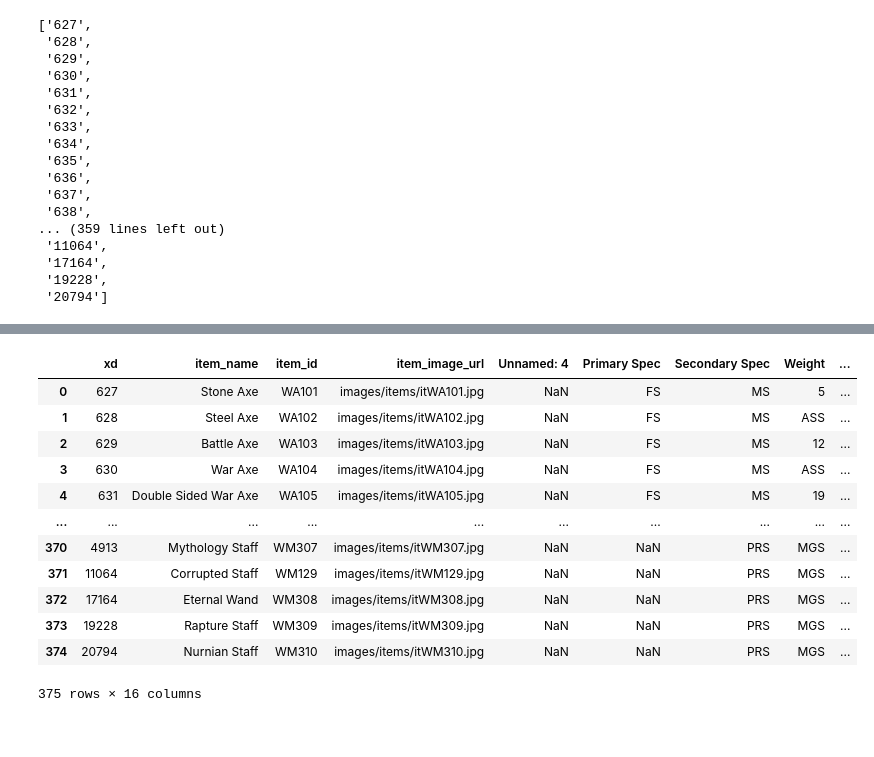
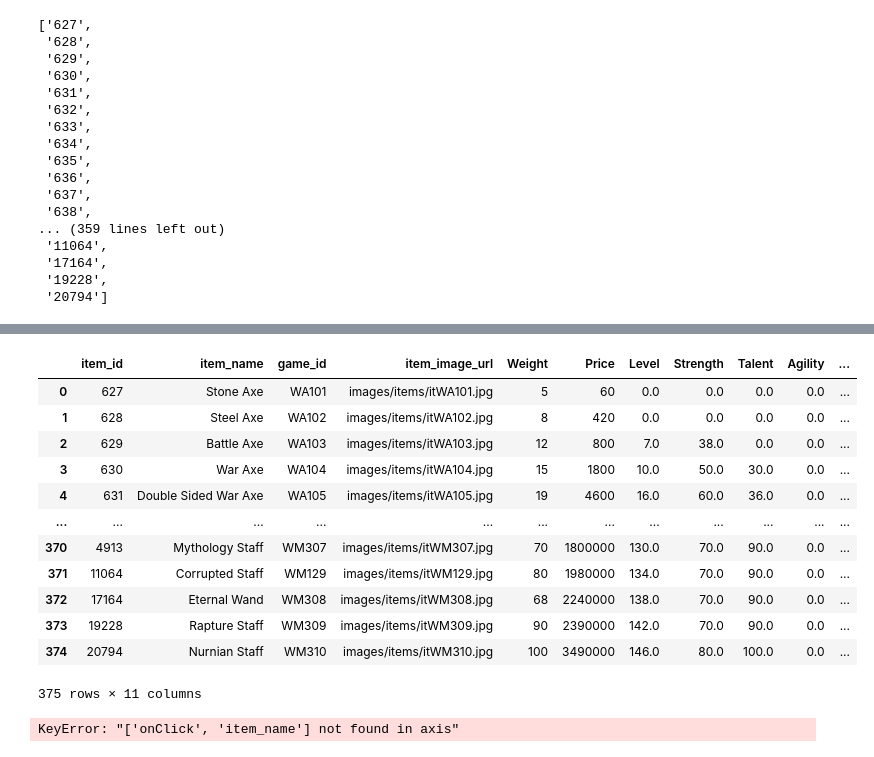
Before and after one commit to Arancium98/Items, a Jupyter notebook: Scrapper.ipynb, the cells around one changed output, grey strips where cells are left out. Cells and saved outputs as stored; diff of their text form; code cells hidden in the pictures.

```diff
--- a/Scrapper.ipynb
+++ b/Scrapper.ipynb
@@ -445,19 +239,33 @@ xd1
 # %%
 xd1.to_csv('xd1.csv', index=False)
-# %%
-df_aux = pd.read_csv('xd1.csv')
-df_aux
-# %% [output]
-|  | xd | item_name | item_id | item_image_url | Unnamed: 4 | Primary Spec | Secondary Spec | Weight | ... |
-| 0 | 627 | Stone Axe | WA101 | images/items/itWA101.jpg | NaN | FS | MS | 5 | ... |
-| 1 | 628 | Steel Axe | WA102 | images/items/itWA102.jpg | NaN | FS | MS | ASS | ... |
-| 2 | 629 | Battle Axe | WA103 | images/items/itWA103.jpg | NaN | FS | MS | 12 | ... |
-| 3 | 630 | War Axe | WA104 | images/items/itWA104.jpg | NaN | FS | MS | ASS | ... |
-| 4 | 631 | Double Sided War Axe | WA105 | images/items/itWA105.jpg | NaN | FS | MS | 19 | ... |
-| ... | ... | ... | ... | ... | ... | ... | ... | ... | ... |
-| 370 | 4913 | Mythology Staff | WM307 | images/items/itWM307.jpg | NaN | NaN | PRS | MGS | ... |
-| 371 | 11064 | Corrupted Staff | WM129 | images/items/itWM129.jpg | NaN | NaN | PRS | MGS | ... |
-| 372 | 17164 | Eternal Wand | WM308 | images/items/itWM308.jpg | NaN | NaN | PRS | MGS | ... |
-| 373 | 19228 | Rapture Staff | WM309 | images/items/itWM309.jpg | NaN | NaN | PRS | MGS | ... |
-| 374 | 20794 | Nurnian Staff | WM310 | images/items/itWM310.jpg | NaN | NaN | PRS | MGS | ... |
-375 rows × 16 columns
+# %%
+
+
+df_aux = pd.read_csv('xd1.csv')
+df_aux.drop(['Unnamed: 4', 'Primary Spec', 'Secondary Spec', 'Weight', 'Price'], axis=1, inplace=True)
+df_aux.rename(columns={'item_id': 'game_id',
+                        'xd': 'item_id',
+                        'weightxd': 'Weight',
+                        'pricexd': 'Price'}, inplace=True)
+
+df_aux.fillna(0, inplace=True)
+df_aux
+# %% [output]
+|  | item_id | item_name | game_id | item_image_url | Weight | Price | Level | Strength | Talent | Agility | ... |
+| 0 | 627 | Stone Axe | WA101 | images/items/itWA101.jpg | 5 | 60 | 0.0 | 0.0 | 0.0 | 0.0 | ... |
+| 1 | 628 | Steel Axe | WA102 | images/items/itWA102.jpg | 8 | 420 | 0.0 | 0.0 | 0.0 | 0.0 | ... |
+| 2 | 629 | Battle Axe | WA103 | images/items/itWA103.jpg | 12 | 800 | 7.0 | 38.0 | 0.0 | 0.0 | ... |
+| 3 | 630 | War Axe | WA104 | images/items/itWA104.jpg | 15 | 1800 | 10.0 | 50.0 | 30.0 | 0.0 | ... |
+| 4 | 631 | Double Sided War Axe | WA105 | images/items/itWA105.jpg | 19 | 4600 | 16.0 | 60.0 | 36.0 | 0.0 | ... |
+| ... | ... | ... | ... | ... | ... | ... | ... | ... | ... | ... | ... |
+| 370 | 4913 | Mythology Staff | WM307 | images/items/itWM307.jpg | 70 | 1800000 | 130.0 | 70.0 | 90.0 | 0.0 | ... |
+| 371 | 11064 | Corrupted Staff | WM129 | images/items/itWM129.jpg | 80 | 1980000 | 134.0 | 70.0 | 90.0 | 0.0 | ... |
+| 372 | 17164 | Eternal Wand | WM308 | images/items/itWM308.jpg | 68 | 2240000 | 138.0 | 70.0 | 90.0 | 0.0 | ... |
+| 373 | 19228 | Rapture Staff | WM309 | images/items/itWM309.jpg | 90 | 2390000 | 142.0 | 70.0 | 90.0 | 0.0 | ... |
+| 374 | 20794 | Nurnian Staff | WM310 | images/items/itWM310.jpg | 100 | 3490000 | 146.0 | 80.0 | 100.0 | 0.0 | ... |
+375 rows × 11 columns
+# %%
+df3.drop(['onClick', 'item_name'], axis=1, inplace=True)
+df3
+# %% [output]
+KeyError: "['onClick', 'item_name'] not found in axis"
```
Also changed, not shown: parts of 25 cells of this notebook, 3 other files.
